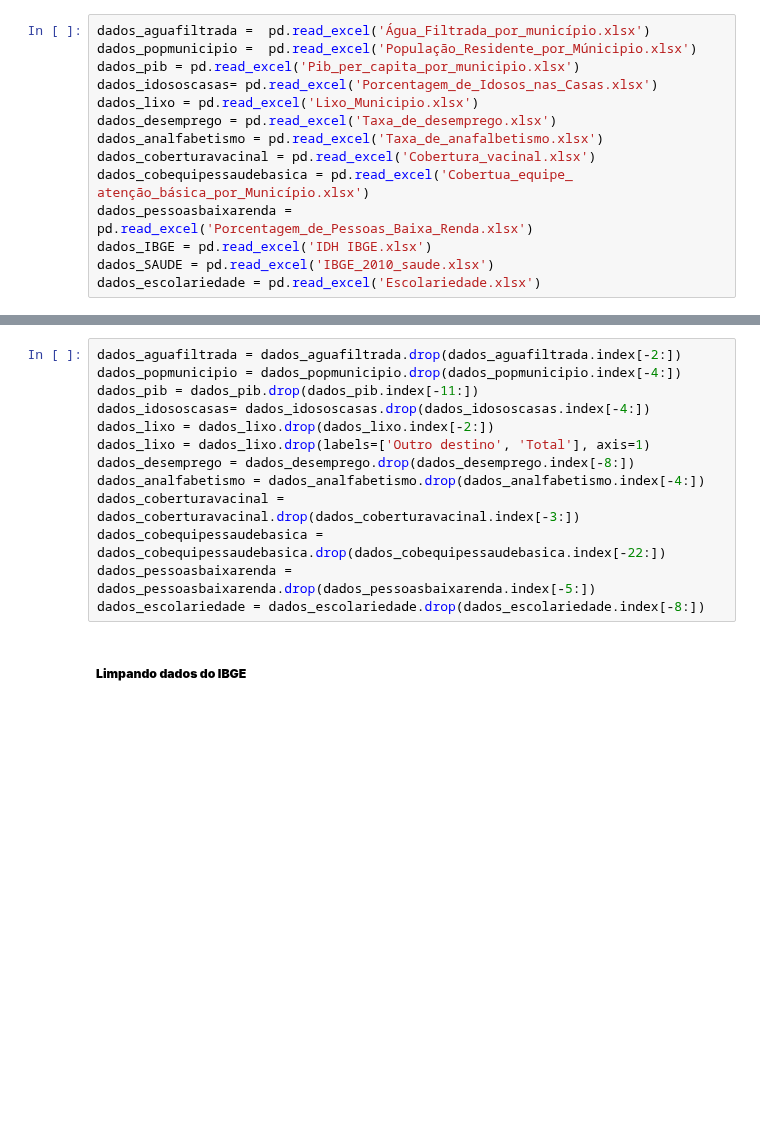
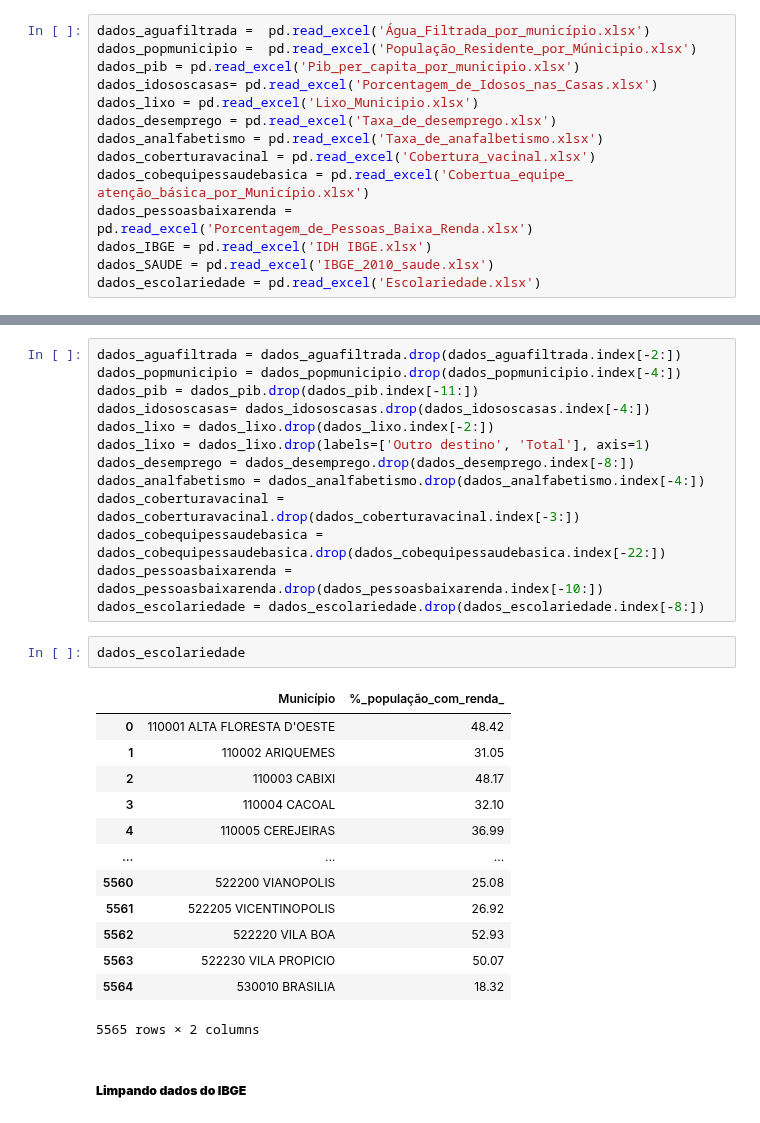
Before and after one commit to carneirogabrielly/Projeto-Microdados, a Jupyter notebook: AA_Diva.ipynb, the cells around one changed output, grey strips where cells are left out. Saved outputs shown, nothing was run; the diff lists cells and outputs as text; blank space fills up the shorter version.

```diff
--- a/AA_Diva.ipynb
+++ b/AA_Diva.ipynb
@@ -70,8 +70,24 @@ dados_desemprego = dados_desemprego.drop(dados_desemprego.index[-8:])
 dados_analfabetismo = dados_analfabetismo.drop(dados_analfabetismo.index[-4:])
 dados_coberturavacinal = dados_coberturavacinal.drop(dados_coberturavacinal.index[-3:])
 dados_cobequipessaudebasica = dados_cobequipessaudebasica.drop(dados_cobequipessaudebasica.index[-22:])
-dados_pessoasbaixarenda = dados_pessoasbaixarenda.drop(dados_pessoasbaixarenda.index[-5:])
+dados_pessoasbaixarenda = dados_pessoasbaixarenda.drop(dados_pessoasbaixarenda.index[-10:])
 dados_escolariedade = dados_escolariedade.drop(dados_escolariedade.index[-8:])
+# %%
+dados_escolariedade
+# %% [output]
+|  | Município | %_população_com_renda_ |
+| 0 | 110001 ALTA FLORESTA D'OESTE | 48.42 |
+| 1 | 110002 ARIQUEMES | 31.05 |
+| 2 | 110003 CABIXI | 48.17 |
+| 3 | 110004 CACOAL | 32.10 |
+| 4 | 110005 CEREJEIRAS | 36.99 |
+| ... | ... | ... |
+| 5560 | 522200 VIANOPOLIS | 25.08 |
+| 5561 | 522205 VICENTINOPOLIS | 26.92 |
+| 5562 | 522220 VILA BOA | 52.93 |
+| 5563 | 522230 VILA PROPICIO | 50.07 |
+| 5564 | 530010 BRASILIA | 18.32 |
+5565 rows × 2 columns
 # %% [markdown]
 ##### **Limpando dados do IBGE**
 # %%
```
Also changed, not shown: parts of 4 cells of this notebook.
